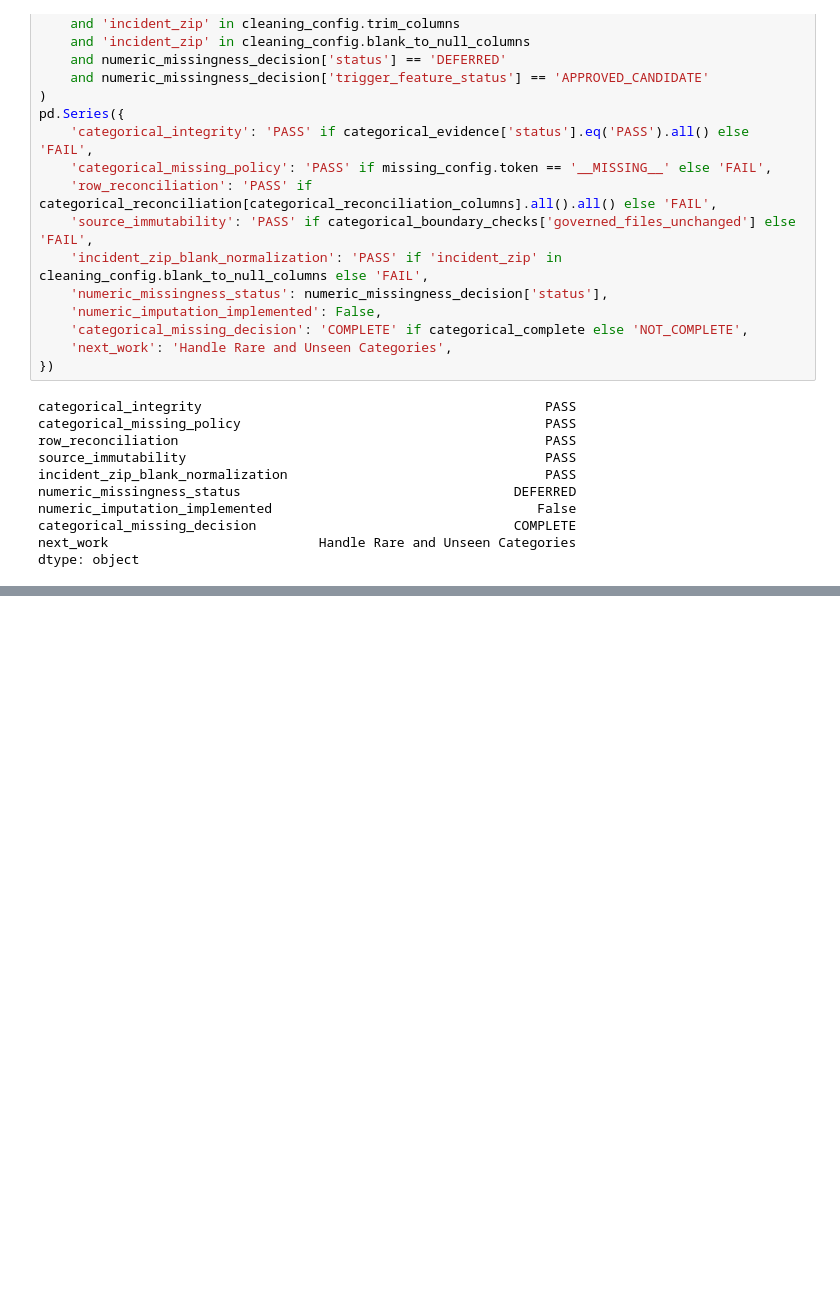
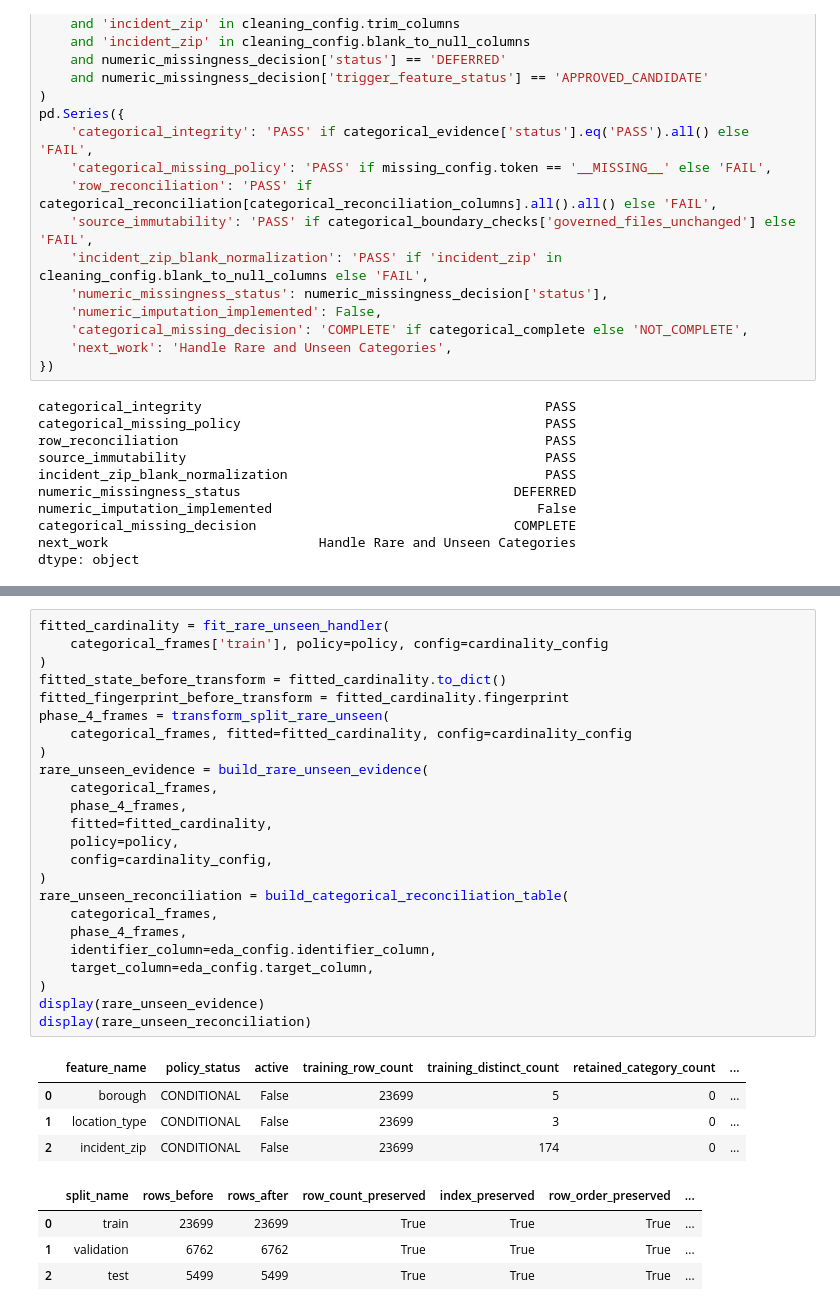
Before and after one commit to mmubashir95/urban-operations-intelligence-platform, a Jupyter notebook: notebooks/11_feature_engineering_and_preprocessing.ipynb, the cells around one changed output, grey strips where cells are left out. Drawn from its saved outputs; the diff is of its cells as text; blank space fills up the shorter version.

Commit message:
Complete Phase 4 categorical handling

```diff
--- a/notebooks/11_feature_engineering_and_preprocessing.ipynb
+++ b/notebooks/11_feature_engineering_and_preprocessing.ipynb
@@ -763,0 +845,33 @@ dtype: object
+# %%
+fitted_cardinality = fit_rare_unseen_handler(
+    categorical_frames['train'], policy=policy, config=cardinality_config
+)
+fitted_state_before_transform = fitted_cardinality.to_dict()
+fitted_fingerprint_before_transform = fitted_cardinality.fingerprint
+phase_4_frames = transform_split_rare_unseen(
+    categorical_frames, fitted=fitted_cardinality, config=cardinality_config
+)
+rare_unseen_evidence = build_rare_unseen_evidence(
+    categorical_frames,
+    phase_4_frames,
+    fitted=fitted_cardinality,
+    policy=policy,
+    config=cardinality_config,
+)
+rare_unseen_reconciliation = build_categorical_reconciliation_table(
+    categorical_frames,
+    phase_4_frames,
+    identifier_column=eda_config.identifier_column,
+    target_column=eda_config.target_column,
+)
+display(rare_unseen_evidence)
+display(rare_unseen_reconciliation)
+# %% [output]
+|  | feature_name | policy_status | active | training_row_count | training_distinct_count | retained_category_count | ... |
+| 0 | borough | CONDITIONAL | False | 23699 | 5 | 0 | ... |
+| 1 | location_type | CONDITIONAL | False | 23699 | 3 | 0 | ... |
+| 2 | incident_zip | CONDITIONAL | False | 23699 | 174 | 0 | ... |
+|  | split_name | rows_before | rows_after | row_count_preserved | index_preserved | row_order_preserved | ... |
+| 0 | train | 23699 | 23699 | True | True | True | ... |
+| 1 | validation | 6762 | 6762 | True | True | True | ... |
+| 2 | test | 5499 | 5499 | True | True | True | ... |
```
Also changed, not shown: parts of 10 cells of this notebook, 12 other files.
